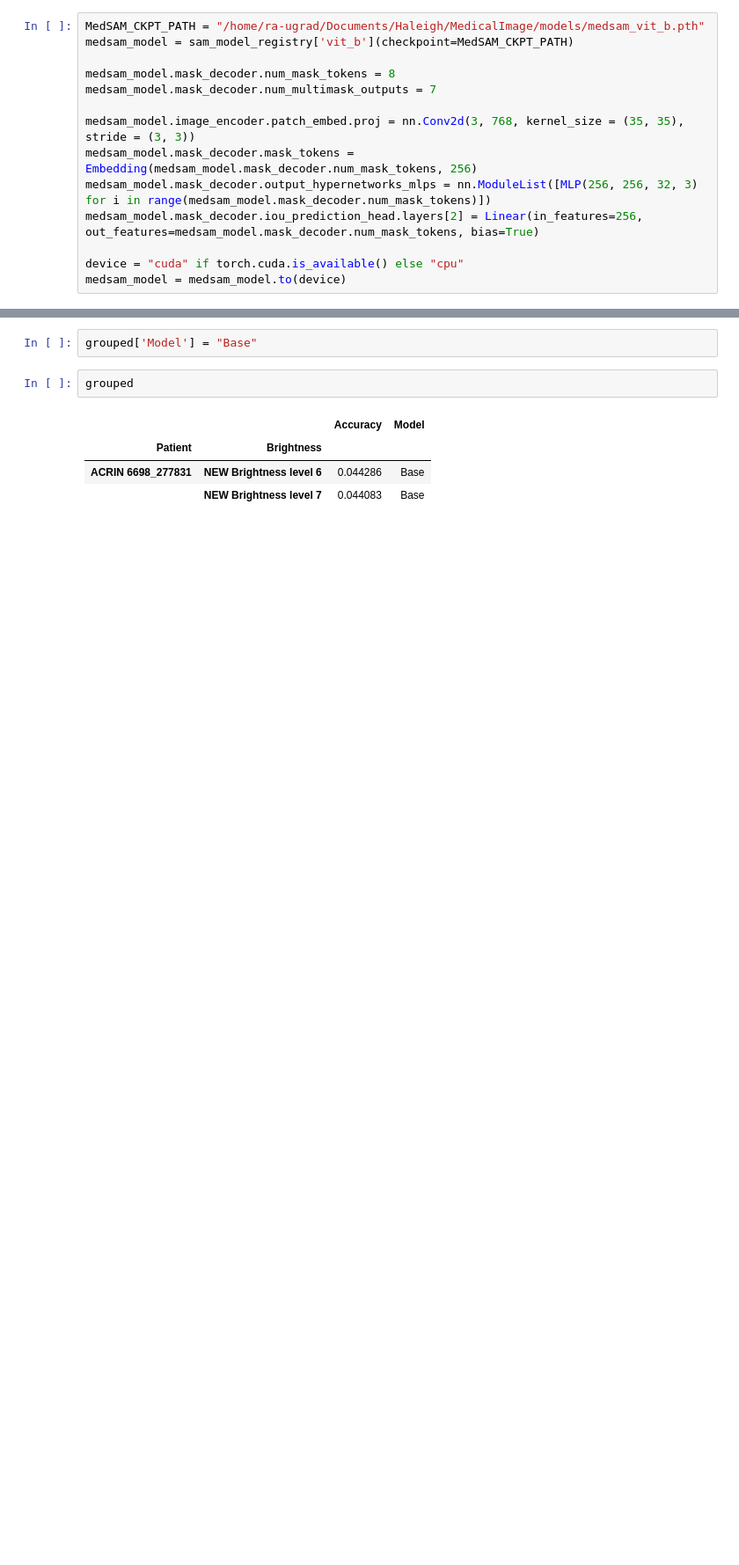
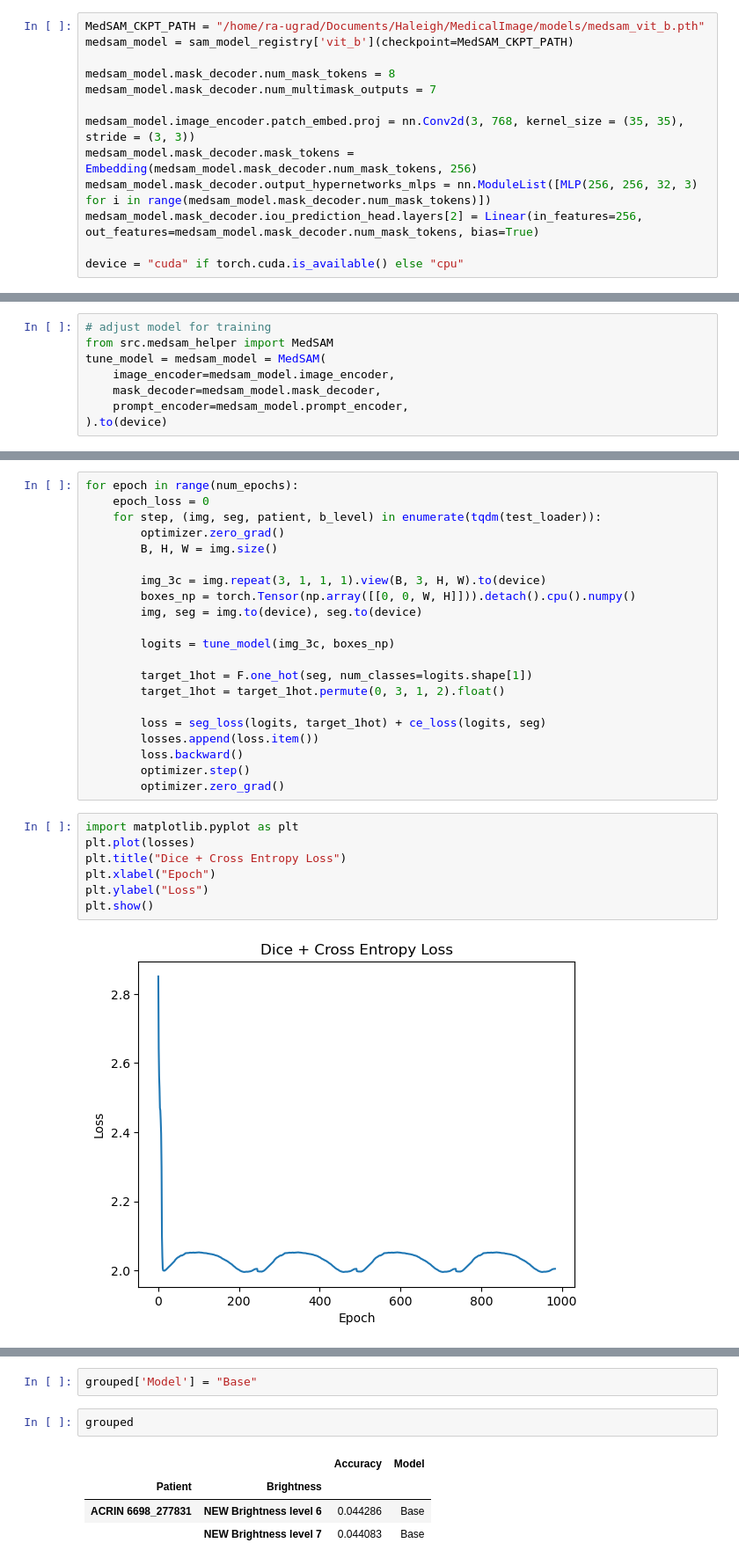
Before and after one commit to oeserha/MedicalImage, a Jupyter notebook: notebooks/MedSAM_Base_Testing.ipynb, the cells around one changed output, grey strips where cells are left out. Shown at 88% size. Saved outputs shown, nothing was run; the diff lists cells and outputs as text; blank space fills up the shorter version.

Commit message:
updates for unet & DINO models

```diff
--- a/notebooks/MedSAM_Base_Testing.ipynb
+++ b/notebooks/MedSAM_Base_Testing.ipynb
@@ -40,4 +60,3 @@ medsam_model.mask_decoder.output_hypernetworks_mlps = nn.ModuleList([MLP(256, 25
 medsam_model.mask_decoder.iou_prediction_head.layers[2] = Linear(in_features=256, out_features=medsam_model.mask_decoder.num_mask_tokens, bias=True)
 
 device = "cuda" if torch.cuda.is_available() else "cpu"
-medsam_model = medsam_model.to(device)
@@ -45,0 +98,8 @@ medsam_model = medsam_model.to(device)
+# %%
+# adjust model for training
+from src.medsam_helper import MedSAM
+tune_model = medsam_model = MedSAM(
+    image_encoder=medsam_model.image_encoder,
+    mask_decoder=medsam_model.mask_decoder,
+    prompt_encoder=medsam_model.prompt_encoder,
+).to(device)
@@ -45,0 +126,30 @@ medsam_model = medsam_model.to(device)
+# %%
+for epoch in range(num_epochs):
+    epoch_loss = 0
+    for step, (img, seg, patient, b_level) in enumerate(tqdm(test_loader)):
+        optimizer.zero_grad()
+        B, H, W = img.size()
+
+        img_3c = img.repeat(3, 1, 1, 1).view(B, 3, H, W).to(device)
+        boxes_np = torch.Tensor(np.array([[0, 0, W, H]])).detach().cpu().numpy()
+        img, seg = img.to(device), seg.to(device)
+
+        logits = tune_model(img_3c, boxes_np)
+
+        target_1hot = F.one_hot(seg, num_classes=logits.shape[1])
+        target_1hot = target_1hot.permute(0, 3, 1, 2).float()
+
+        loss = seg_loss(logits, target_1hot) + ce_loss(logits, seg)
+        losses.append(loss.item())
+        loss.backward()
+        optimizer.step()
+        optimizer.zero_grad()
+# %%
+import matplotlib.pyplot as plt
+plt.plot(losses)
+plt.title("Dice + Cross Entropy Loss")
+plt.xlabel("Epoch")
+plt.ylabel("Loss")
+plt.show()
+# %% [output]
+[figure, added]
```
Also changed, not shown: parts of 43 cells of this notebook, 12 other files.
